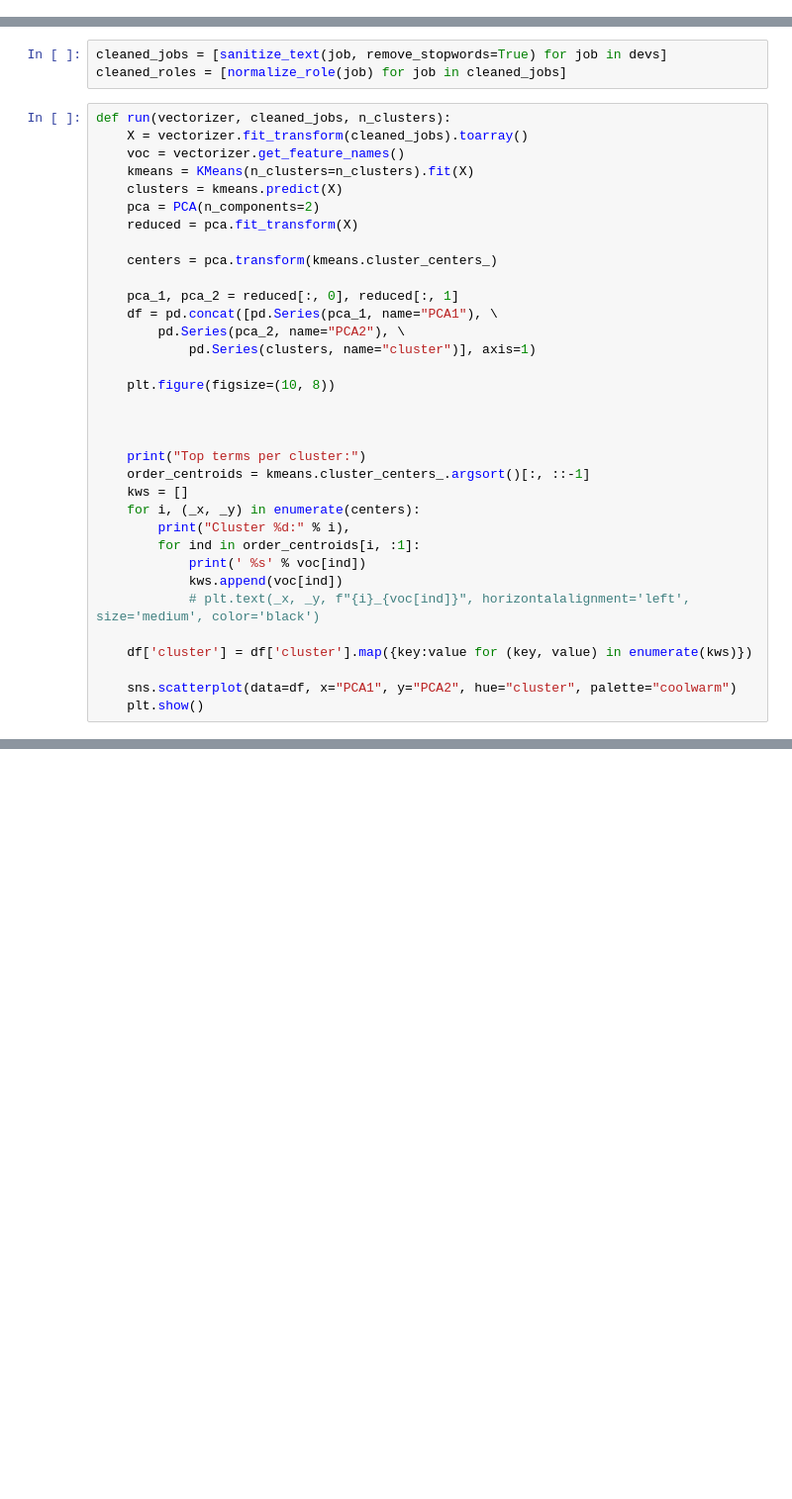
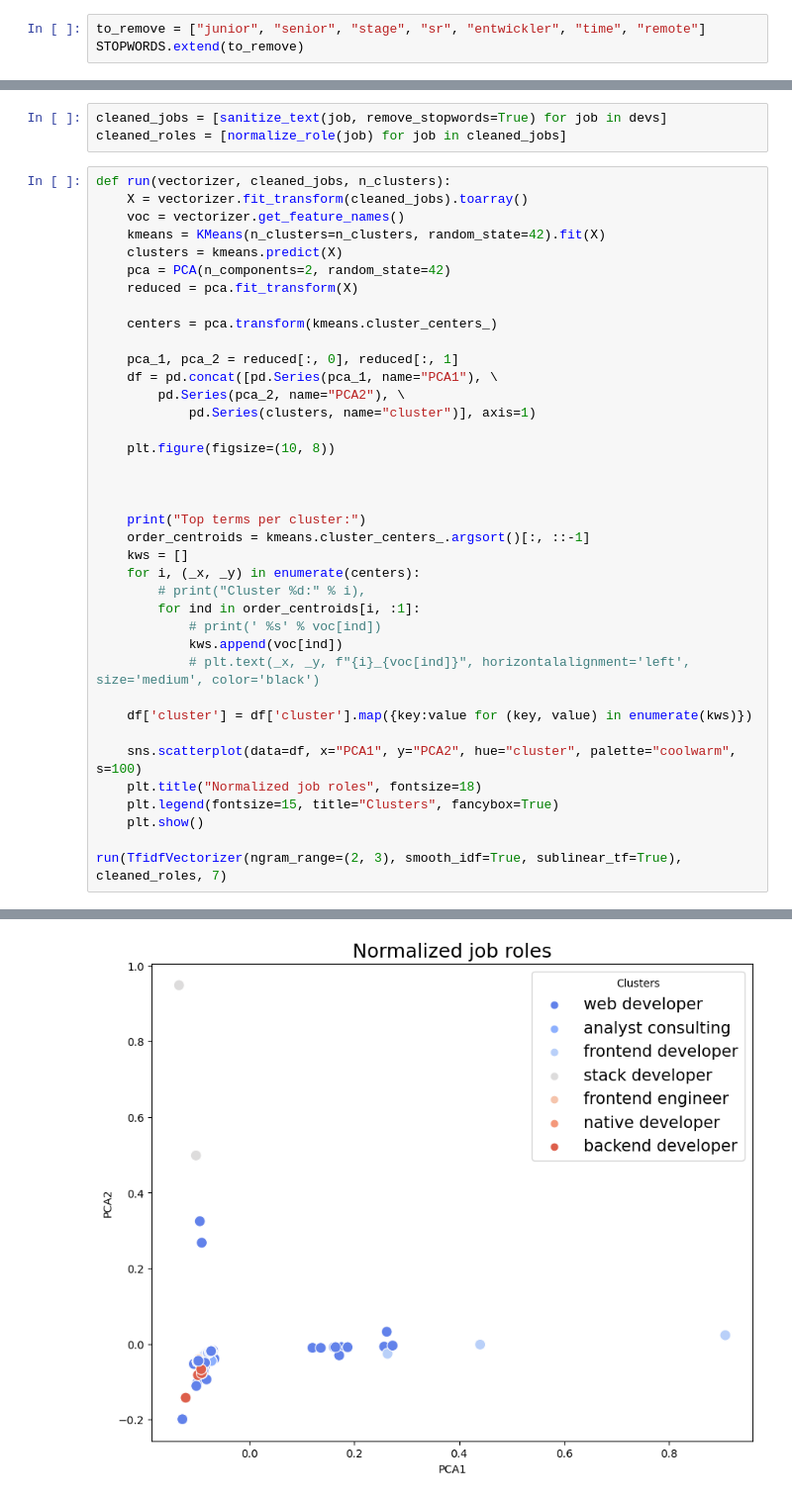
Before and after one commit to andrea-dagostino/simple_keyword_clusterer, a Jupyter notebook: test.ipynb, the cells around one changed output, grey strips where cells are left out. Shown at 99% size. Cells and saved outputs as stored; diff of their text form; blank space fills up the shorter version.

```diff
--- a/test.ipynb
+++ b/test.ipynb
@@ -14,6 +14,9 @@ import seaborn as sns
 from sklearn.feature_extraction.text import CountVectorizer, TfidfVectorizer, HashingVectorizer
 # %%
 STOPWORDS = list(set(stopwords.words('english')))
+# %%
+to_remove = ["junior", "senior", "stage", "sr", "entwickler", "time", "remote"]
+STOPWORDS.extend(to_remove)
 # %%
 def sanitize_text(text: str, remove_stopwords: bool) -> str:
     """This utility function sanitizes a string by:
@@ -68,9 +68,9 @@ cleaned_roles = [normalize_role(job) for job in cleaned_jobs]
 def run(vectorizer, cleaned_jobs, n_clusters):
     X = vectorizer.fit_transform(cleaned_jobs).toarray()
     voc = vectorizer.get_feature_names()
-    kmeans = KMeans(n_clusters=n_clusters).fit(X)
+    kmeans = KMeans(n_clusters=n_clusters, random_state=42).fit(X)
     clusters = kmeans.predict(X)
-    pca = PCA(n_components=2)
+    pca = PCA(n_components=2, random_state=42)
     reduced = pca.fit_transform(X)
 
     centers = pca.transform(kmeans.cluster_centers_)
@@ -88,13 +88,18 @@ def run(vectorizer, cleaned_jobs, n_clusters):
     order_centroids = kmeans.cluster_centers_.argsort()[:, ::-1]
     kws = []
     for i, (_x, _y) in enumerate(centers):
-        print("Cluster %d:" % i),
+        # print("Cluster %d:" % i),
         for ind in order_centroids[i, :1]:
-            print(' %s' % voc[ind])
+            # print(' %s' % voc[ind])
             kws.append(voc[ind])
             # plt.text(_x, _y, f"{i}_{voc[ind]}", horizontalalignment='left', size='medium', color='black')
 
     df['cluster'] = df['cluster'].map({key:value for (key, value) in enumerate(kws)})
 
-    sns.scatterplot(data=df, x="PCA1", y="PCA2", hue="cluster", palette="coolwarm")
+    sns.scatterplot(data=df, x="PCA1", y="PCA2", hue="cluster", palette="coolwarm", s=100)
+    plt.title("Normalized job roles", fontsize=18)
+    plt.legend(fontsize=15, title="Clusters", fancybox=True)
     plt.show()
+
+run(TfidfVectorizer(ngram_range=(2, 3), smooth_idf=True, sublinear_tf=True), cleaned_roles, 7)
+# %% [output]
@@ -100,0 +107 @@ def run(vectorizer, cleaned_jobs, n_clusters):
+[figure, added]
```
Also changed, not shown: parts of 5 cells of this notebook, 1 other file.
